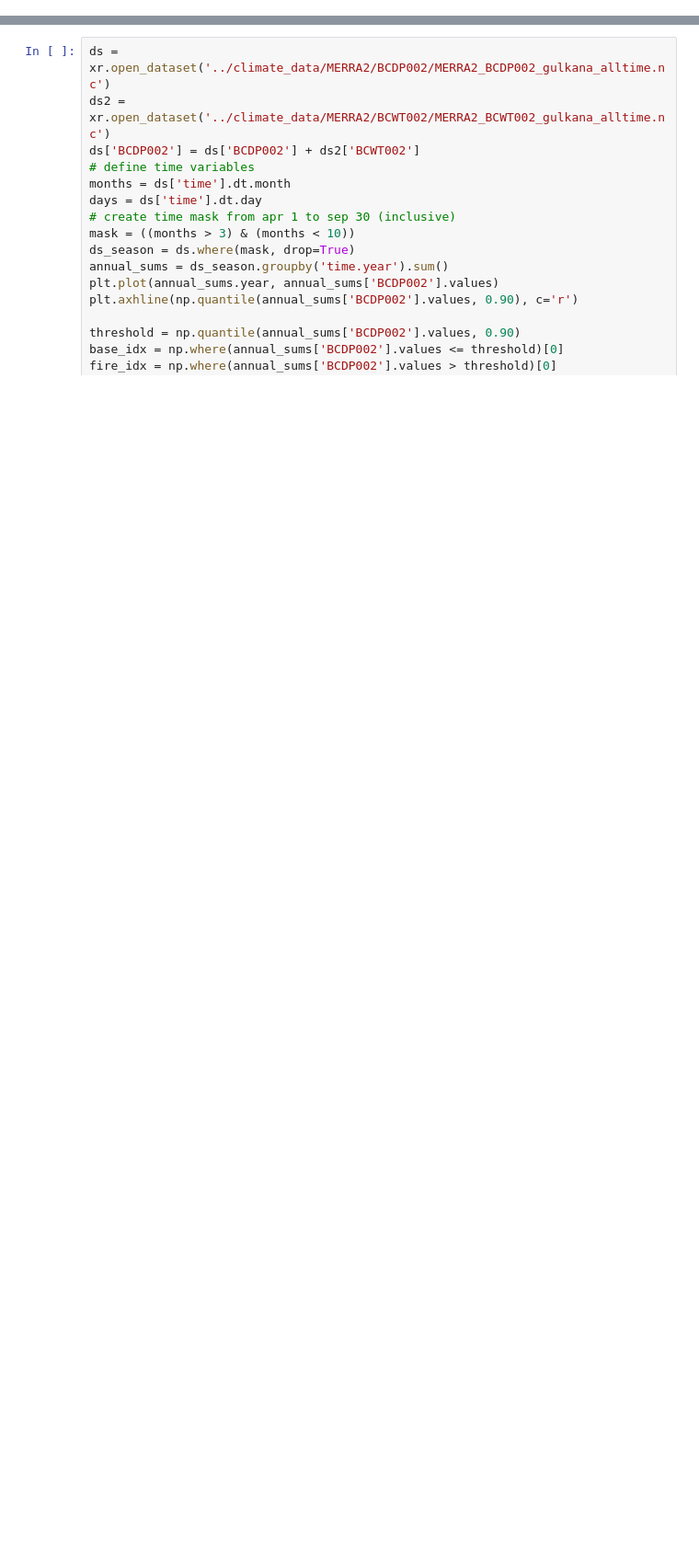
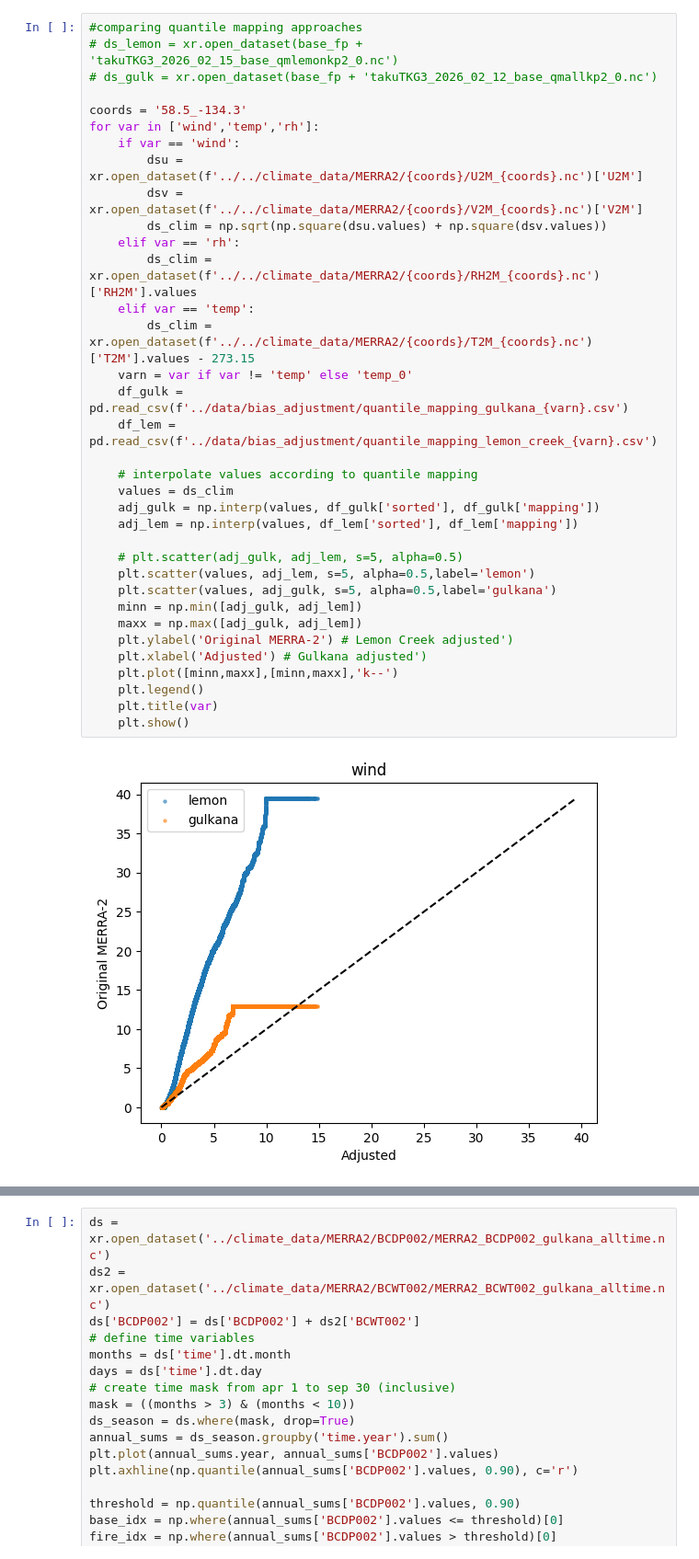
Before and after one commit to clairevwilson/PEBSI, a Jupyter notebook: project/explore.ipynb, the cells around one changed output, grey strips where cells are left out. Shown at 92% size. Cells and saved outputs as stored; diff of their text form; blank space fills up the shorter version.

```diff
--- a/project/explore.ipynb
+++ b/project/explore.ipynb
@@ -182,0 +31,37 @@ for site in site_dict:
+# %%
+#comparing quantile mapping approaches
+# ds_lemon = xr.open_dataset(base_fp + 'takuTKG3_2026_02_15_base_qmlemonkp2_0.nc')
+# ds_gulk = xr.open_dataset(base_fp + 'takuTKG3_2026_02_12_base_qmallkp2_0.nc')
+
+coords = '58.5_-134.3'
+for var in ['wind','temp','rh']:
+    if var == 'wind':
+        dsu = xr.open_dataset(f'../../climate_data/MERRA2/{coords}/U2M_{coords}.nc')['U2M']
+        dsv = xr.open_dataset(f'../../climate_data/MERRA2/{coords}/V2M_{coords}.nc')['V2M']
+        ds_clim = np.sqrt(np.square(dsu.values) + np.square(dsv.values))
+    elif var == 'rh':
+        ds_clim = xr.open_dataset(f'../../climate_data/MERRA2/{coords}/RH2M_{coords}.nc')['RH2M'].values
+    elif var == 'temp':
+        ds_clim = xr.open_dataset(f'../../climate_data/MERRA2/{coords}/T2M_{coords}.nc')['T2M'].values - 273.15
+    varn = var if var != 'temp' else 'temp_0'
+    df_gulk = pd.read_csv(f'../data/bias_adjustment/quantile_mapping_gulkana_{varn}.csv')
+    df_lem = pd.read_csv(f'../data/bias_adjustment/quantile_mapping_lemon_creek_{varn}.csv')
+
+    # interpolate values according to quantile mapping
+    values = ds_clim
+    adj_gulk = np.interp(values, df_gulk['sorted'], df_gulk['mapping'])
+    adj_lem = np.interp(values, df_lem['sorted'], df_lem['mapping'])
+
+    # plt.scatter(adj_gulk, adj_lem, s=5, alpha=0.5)
+    plt.scatter(values, adj_lem, s=5, alpha=0.5,label='lemon')
+    plt.scatter(values, adj_gulk, s=5, alpha=0.5,label='gulkana')
+    minn = np.min([adj_gulk, adj_lem])
+    maxx = np.max([adj_gulk, adj_lem])
+    plt.ylabel('Original MERRA-2') # Lemon Creek adjusted')
+    plt.xlabel('Adjusted') # Gulkana adjusted')
+    plt.plot([minn,maxx],[minn,maxx],'k--')
+    plt.legend()
+    plt.title(var)
+    plt.show()
+# %% [output]
+[figure, added]
```
Also changed, not shown: parts of 18 cells of this notebook, 4 other files.
